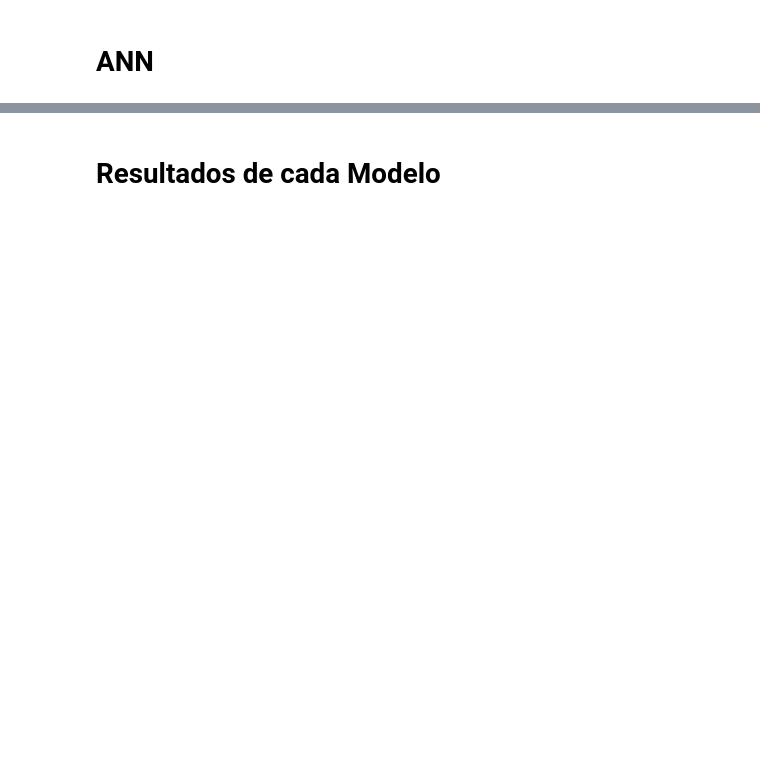
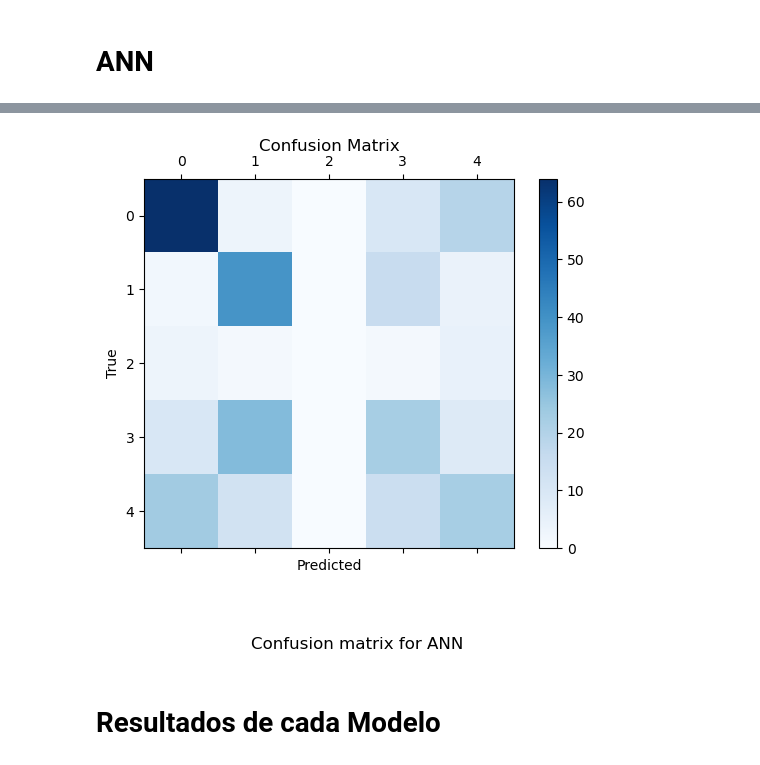
Before and after one commit to bohrges/DAA, a Jupyter notebook: models.ipynb, the cells around one changed output, grey strips where cells are left out. Drawn from its saved outputs; the diff is of its cells as text; code cells hidden in the pictures; blank space fills up the shorter version.

```diff
--- a/models.ipynb
+++ b/models.ipynb
@@ -835,0 +1041,20 @@ complete_dataset('voting2', voting_model)
+# %%
+# --- Plotting the confusion matrix
+
+y_non_oversampled = y.loc[non_oversampled_mask]
+ann_pred = cv_predictions
+
+fig, ax = plt.subplots()
+cax = ax.matshow(confusion_matrix(y_no_oversample, ann_pred), cmap=plt.cm.Blues)
+fig.colorbar(cax)
+
+# labels and caption
+plt.xlabel('Predicted')
+plt.ylabel('True')
+plt.title('Confusion Matrix', pad=20)
+caption = "Confusion matrix for ANN"
+plt.figtext(0.5, -0.1, caption, wrap=True, horizontalalignment='center', fontsize=12)
+
+plt.show()
+# %% [output]
+[figure, added]
```
Also changed, not shown: parts of 26 cells of this notebook, 6 other files.
